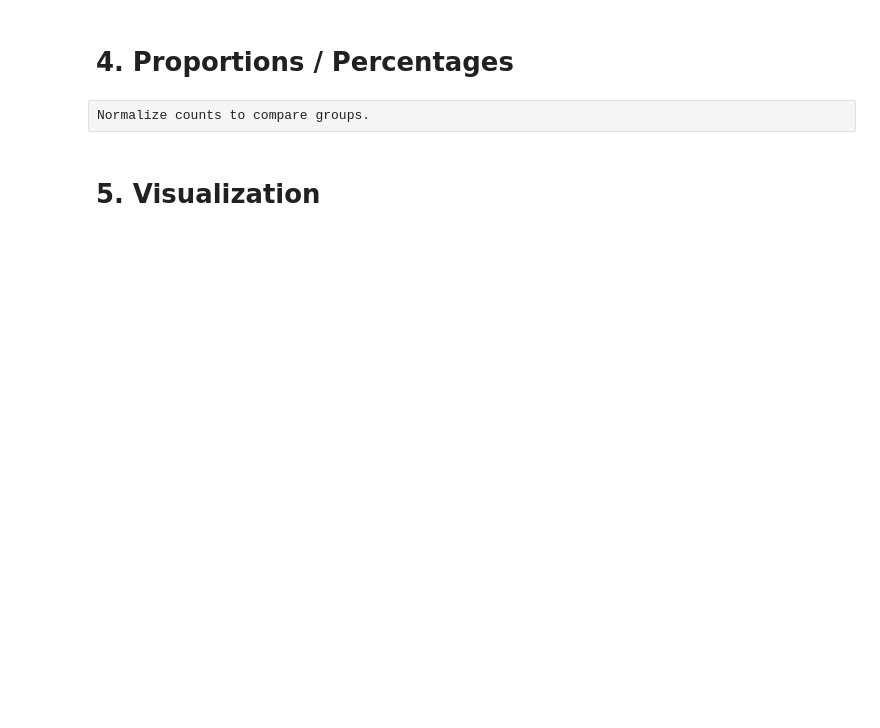
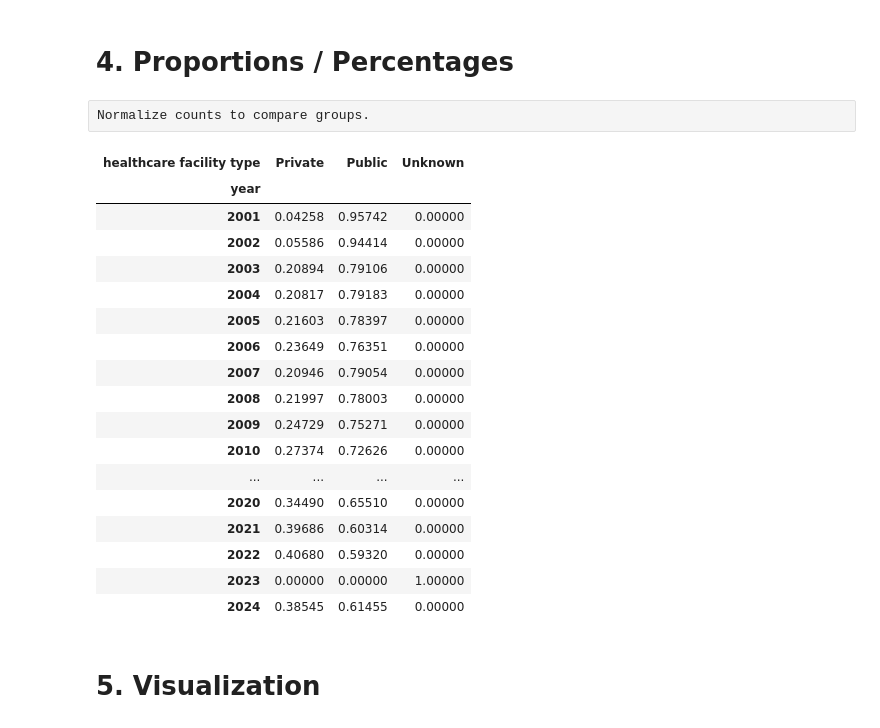
Before and after one commit to mirkopodunavak1996/EDAHospDischarges_Chile2001-2024, a Jupyter notebook: notebooks/General_Analysis_2001-2024_Bivariate(2).ipynb, the cells around one changed output. Cells and saved outputs as stored; diff of their text form; code cells hidden in the pictures; blank space fills up the shorter version.

```diff
--- a/notebooks/General_Analysis_2001-2024_Bivariate(2).ipynb
+++ b/notebooks/General_Analysis_2001-2024_Bivariate(2).ipynb
@@ -184,3 +208,24 @@ Normalize counts to compare groups.
+# %%
+normalized
+# %% [output]
+| healthcare facility type | Private | Public | Unknown |
+| year |  |  |  |
+| 2001 | 0.04258 | 0.95742 | 0.00000 |
+| 2002 | 0.05586 | 0.94414 | 0.00000 |
+| 2003 | 0.20894 | 0.79106 | 0.00000 |
+| 2004 | 0.20817 | 0.79183 | 0.00000 |
+| 2005 | 0.21603 | 0.78397 | 0.00000 |
+| 2006 | 0.23649 | 0.76351 | 0.00000 |
+| 2007 | 0.20946 | 0.79054 | 0.00000 |
+| 2008 | 0.21997 | 0.78003 | 0.00000 |
+| 2009 | 0.24729 | 0.75271 | 0.00000 |
+| 2010 | 0.27374 | 0.72626 | 0.00000 |
+| ... | ... | ... | ... |
+| 2020 | 0.34490 | 0.65510 | 0.00000 |
+| 2021 | 0.39686 | 0.60314 | 0.00000 |
+| 2022 | 0.40680 | 0.59320 | 0.00000 |
+| 2023 | 0.00000 | 0.00000 | 1.00000 |
+| 2024 | 0.38545 | 0.61455 | 0.00000 |
 # %% [markdown]
 # 5. Visualization
 # %%
```
Also changed, not shown: parts of 33 cells of this notebook.
